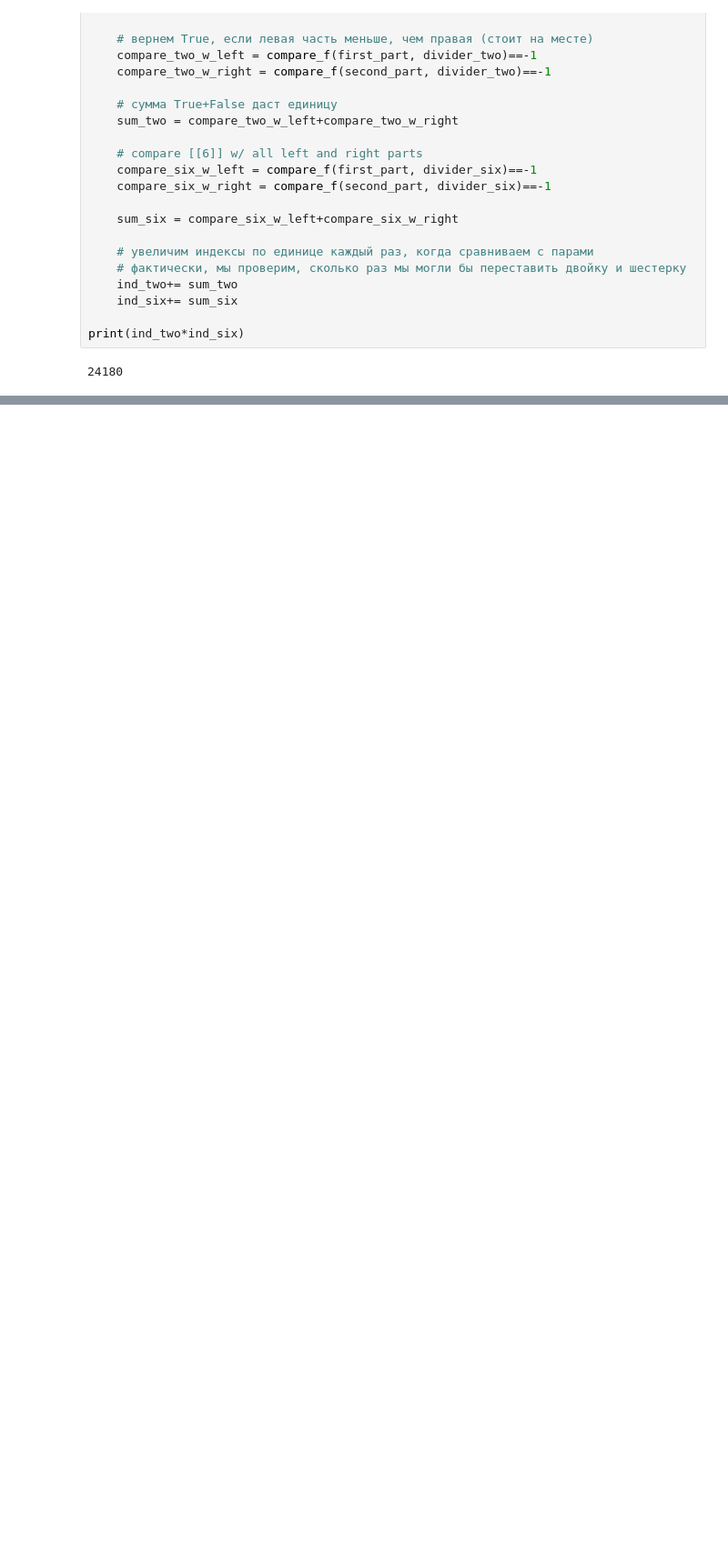
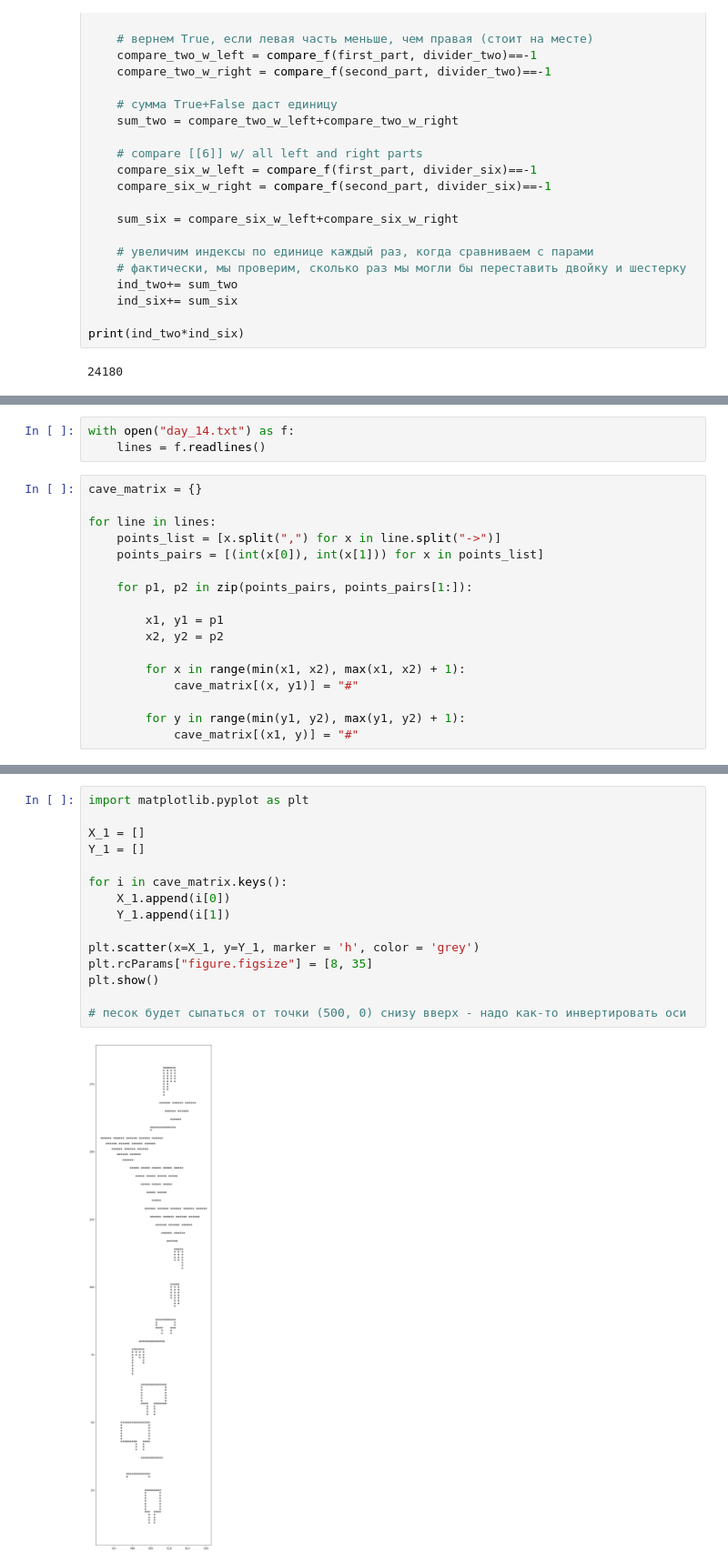
Before and after one commit to ilyinss/advent_of_code, a Jupyter notebook: 2022/2022.ipynb, the cells around one changed output, grey strips where cells are left out. Shown: that part at 91% size. Saved outputs shown, nothing was run; the diff lists cells and outputs as text; blank space fills up the shorter version.

```diff
--- a/2022/2022.ipynb
+++ b/2022/2022.ipynb
@@ -5389,0 +5423,20 @@ print(n,a*b)
+# %%
+with open("day_14.txt") as f:
+    lines = f.readlines()
+# %%
+cave_matrix = {}
+
+for line in lines:
+    points_list = [x.split(",") for x in line.split("->")]
+    points_pairs = [(int(x[0]), int(x[1])) for x in points_list]
+
+    for p1, p2 in zip(points_pairs, points_pairs[1:]):
+
+        x1, y1 = p1
+        x2, y2 = p2
+
+        for x in range(min(x1, x2), max(x1, x2) + 1):
+            cave_matrix[(x, y1)] = "#"
+
+        for y in range(min(y1, y2), max(y1, y2) + 1):
+            cave_matrix[(x1, y)] = "#"
@@ -5389,0 +5463,17 @@ print(n,a*b)
+# %%
+import matplotlib.pyplot as plt
+
+X_1 = []
+Y_1 = []
+
+for i in cave_matrix.keys():
+    X_1.append(i[0])
+    Y_1.append(i[1])
+
+plt.scatter(x=X_1, y=Y_1, marker = 'h', color = 'grey')
+plt.rcParams["figure.figsize"] = [8, 35]
+plt.show()
+
+# песок будет сыпаться от точки (500, 0) снизу вверх - надо как-то инвертировать оси
+# %% [output]
+[figure, added]
```
Also changed, not shown: parts of 16 cells of this notebook, 1 other file.
